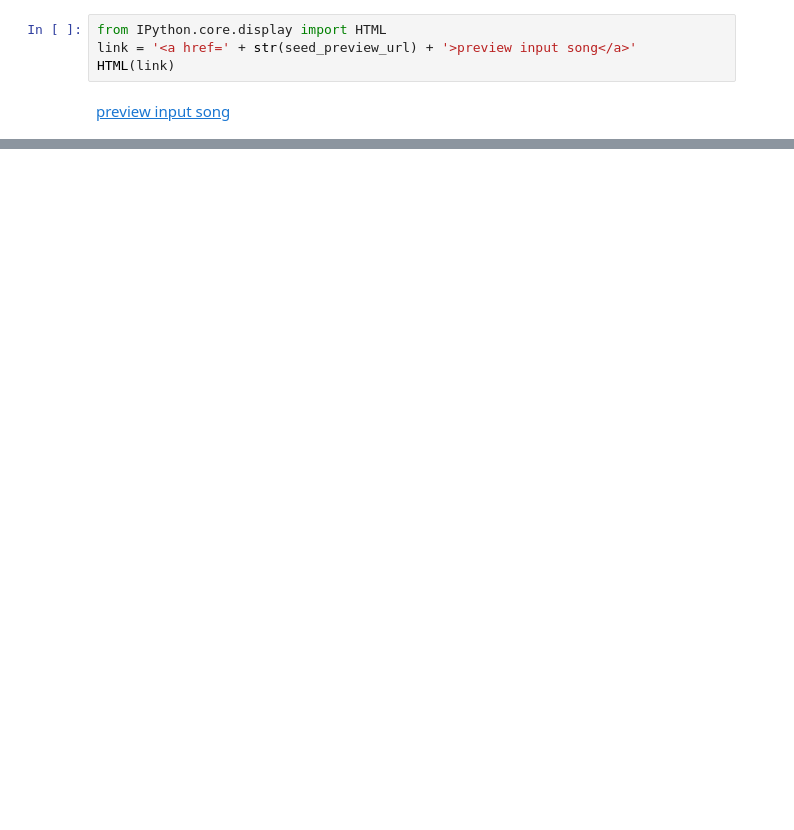
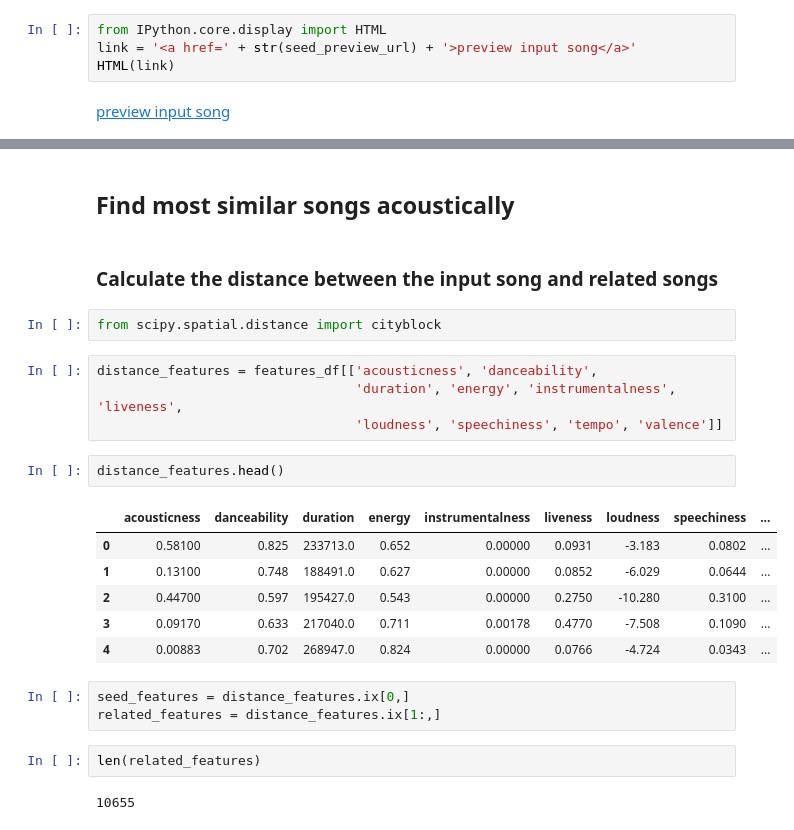
Before and after one commit to spotify-iacs/capstone, a Jupyter notebook: playlist_generation.ipynb, the cells around one changed output, grey strips where cells are left out. Drawn from its saved outputs; the diff is of its cells as text; blank space fills up the shorter version.

```diff
--- a/playlist_generation.ipynb
+++ b/playlist_generation.ipynb
@@ -355,0 +332,26 @@ playlist_data.head()
+# %% [markdown]
+## Find most similar songs acoustically
+# %% [markdown]
+### Calculate the distance between the input song and related songs
+# %%
+from scipy.spatial.distance import cityblock
+# %%
+distance_features = features_df[['acousticness', 'danceability',
+                                 'duration', 'energy', 'instrumentalness', 'liveness',
+                                 'loudness', 'speechiness', 'tempo', 'valence']]
+# %%
+distance_features.head()
+# %% [output]
+|  | acousticness | danceability | duration | energy | instrumentalness | liveness | loudness | speechiness | ... |
+| 0 | 0.58100 | 0.825 | 233713.0 | 0.652 | 0.00000 | 0.0931 | -3.183 | 0.0802 | ... |
+| 1 | 0.13100 | 0.748 | 188491.0 | 0.627 | 0.00000 | 0.0852 | -6.029 | 0.0644 | ... |
+| 2 | 0.44700 | 0.597 | 195427.0 | 0.543 | 0.00000 | 0.2750 | -10.280 | 0.3100 | ... |
+| 3 | 0.09170 | 0.633 | 217040.0 | 0.711 | 0.00178 | 0.4770 | -7.508 | 0.1090 | ... |
+| 4 | 0.00883 | 0.702 | 268947.0 | 0.824 | 0.00000 | 0.0766 | -4.724 | 0.0343 | ... |
+# %%
+seed_features = distance_features.ix[0,]
+related_features = distance_features.ix[1:,]
+# %%
+len(related_features)
+# %% [output]
+10655
```
Also changed, not shown: parts of 72 cells of this notebook.
